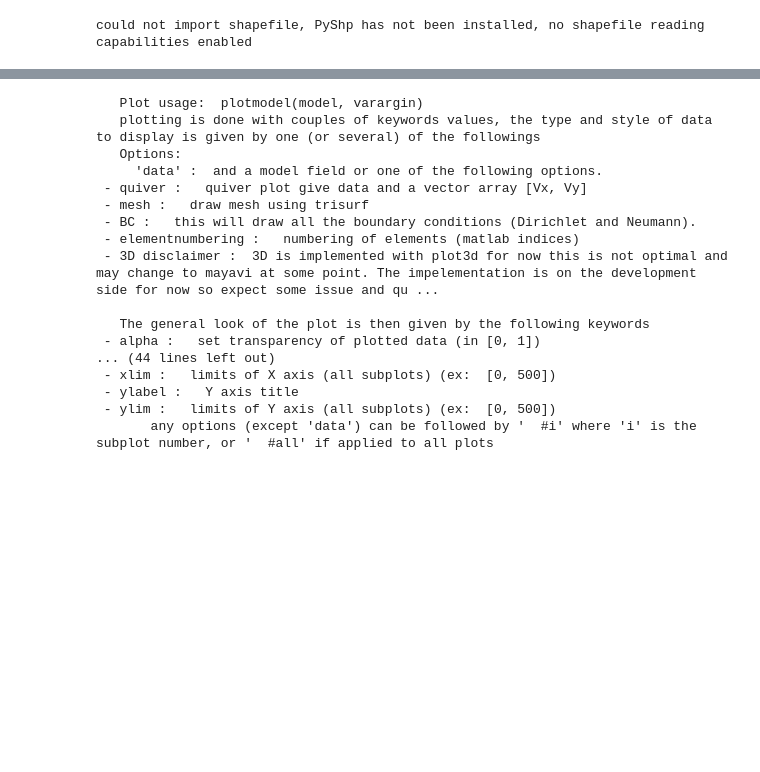
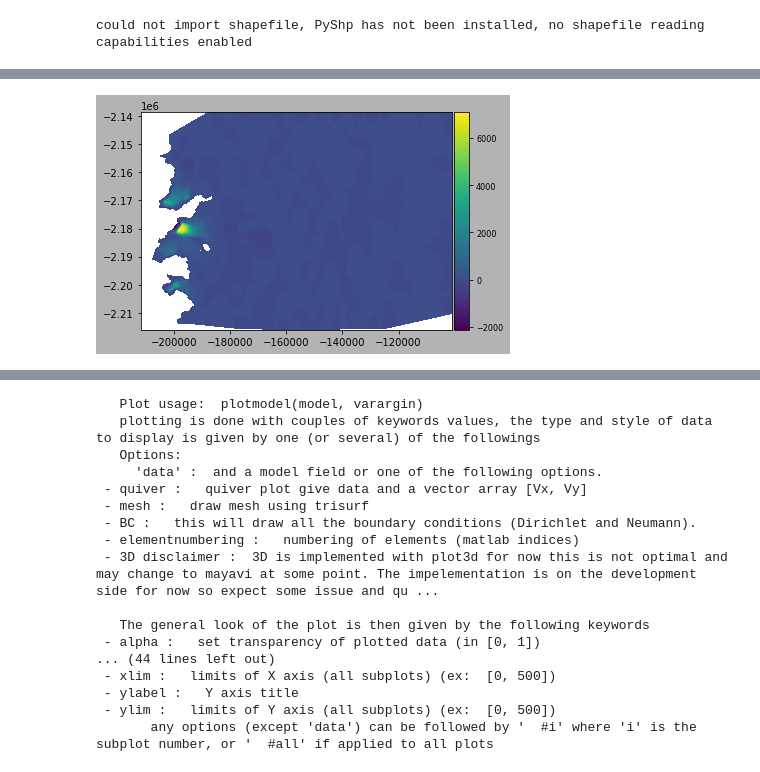
Before and after one commit to dfelikson/GrIS_Outlet_Glacier_Seasonal_dhdt, a Jupyter notebook: analysis.ipynb, the cells around one changed output, grey strips where cells are left out. Saved outputs shown, nothing was run; the diff lists cells and outputs as text; code cells hidden in the pictures; blank space fills up the shorter version.

```diff
--- a/analysis.ipynb
+++ b/analysis.ipynb
@@ -102,0 +149,17 @@ Text(0, 0.5, 'ice volume (m$^3$)')
+# %%
+# Average velocity change across all trials
+T1_VC = trial1.results.TransientSolution[5].Vel - trial1.results.TransientSolution[0].Vel
+T2_VC = trial2.results.TransientSolution[5].Vel - trial2.results.TransientSolution[0].Vel
+T3_VC = trial3.results.TransientSolution[5].Vel - trial3.results.TransientSolution[0].Vel
+T4_VC = trial4.results.TransientSolution[5].Vel - trial4.results.TransientSolution[0].Vel
+T5_VC = trial5.results.TransientSolution[5].Vel - trial5.results.TransientSolution[0].Vel
+T6_VC = trial6.results.TransientSolution[5].Vel - trial6.results.TransientSolution[0].Vel
+T7_VC = trial7.results.TransientSolution[5].Vel - trial7.results.TransientSolution[0].Vel
+T8_VC = trial8.results.TransientSolution[5].Vel - trial8.results.TransientSolution[0].Vel
+T9_VC = trial9.results.TransientSolution[5].Vel - trial9.results.TransientSolution[0].Vel
+T10_VC = trial10.results.TransientSolution[5].Vel - trial10.results.TransientSolution[0].Vel
+TOT_VC = np.array([T1_VC, T2_VC, T3_VC, T4_VC, T5_VC, T6_VC, T7_VC, T8_VC, T9_VC, T10_VC])
+TOT_VC_avg = TOT_VC.mean(axis=0)
+plotmodel(md, 'data', TOT_VC_avg, 'mask#all', md.mask.ice_levelset<=0)
+# %% [output]
+[figure, added]
```
Also changed, not shown: parts of 13 cells of this notebook.
